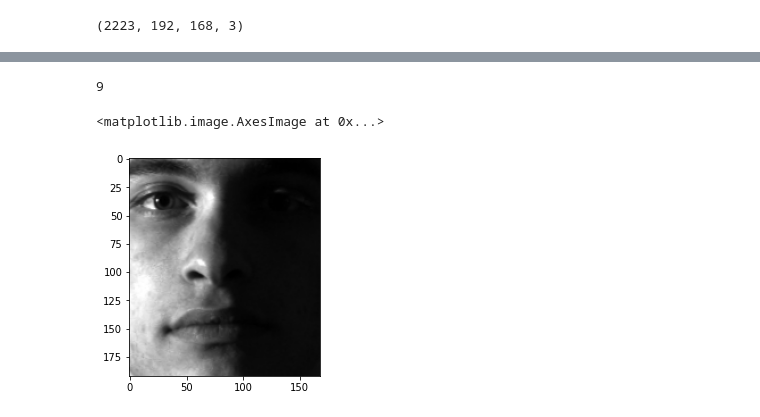
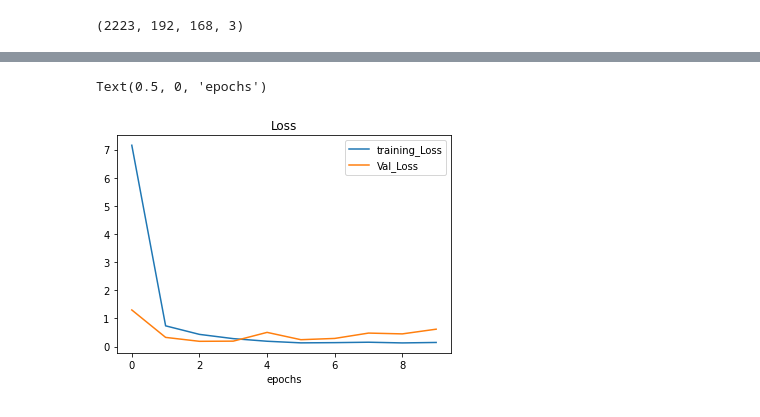
Before and after one commit to Ahmed-Shatla/Detect-Person-Class-from-imges-CroppedYale-Faces-Dataset, a Jupyter notebook: Detect_Person_Class(Collage_project).ipynb, the cells around one changed output, grey strips where cells are left out. Saved outputs shown, nothing was run; the diff lists cells and outputs as text; code cells hidden in the pictures.

```diff
--- a/Detect_Person_Class(Collage_project).ipynb
+++ b/Detect_Person_Class(Collage_project).ipynb
@@ -138,3 +138,6 @@ X_train.shape
 # %%
 train_gen = ImageDataGenerator()
 valid_gen = ImageDataGenerator()
+# %%
+X_train, X_valid, y_train, y_valid =train_test_split(X_train,y_train,test_size=0.1,shuffle=True,random_state=1)
+X_valid.shape
@@ -141,14 +146,13 @@ valid_gen = ImageDataGenerator()
 # %%
-valid_size = len(X_train)*0.1
-trainG = train_gen.flow(X_train,y_train,batch_size=20)
-validG = valid_gen.flow(X_train[:int(valid_size),:],y_train[:int(valid_size),:],batch_size=10)
+trainG = train_gen.flow(X_train,y_train,batch_size=10)
+validG = valid_gen.flow(X_valid,y_valid,batch_size=5)
 # %%
-steps_train = int(len(X_train)/20)
-steps_validate = int(222/10)
+steps_train = int(len(X_train)/10)
+steps_validate = int(len(X_valid)/5)
 # %%
 history = model.fit_generator(trainG,
                                   steps_per_epoch=steps_train,
-                                  epochs=3,
+                                  epochs=10,
                                   validation_data=validG,
                                   validation_steps=steps_validate,
                                   verbose=1,
@@ -165,10 +181,9 @@ y_pred = model.predict(X_test)
-# %%
-m = np.argmax(y_pred[0])
-m
-# %% [output]
-9
-# %%
-plt.imshow(X_test[9])
-# %% [output]
-<matplotlib.image.AxesImage at 0x...>
-[figure, removed]
+# %%
+plt.plot(history.history['loss'])
+plt.plot(history.history['val_loss'])
+plt.legend(['training_Loss','Val_Loss'])
+plt.title('Loss')
+plt.xlabel('epochs')
+# %% [output]
+Text(0.5, 0, 'epochs')
+[figure, added]
```
Also changed, not shown: parts of 5 cells of this notebook.
